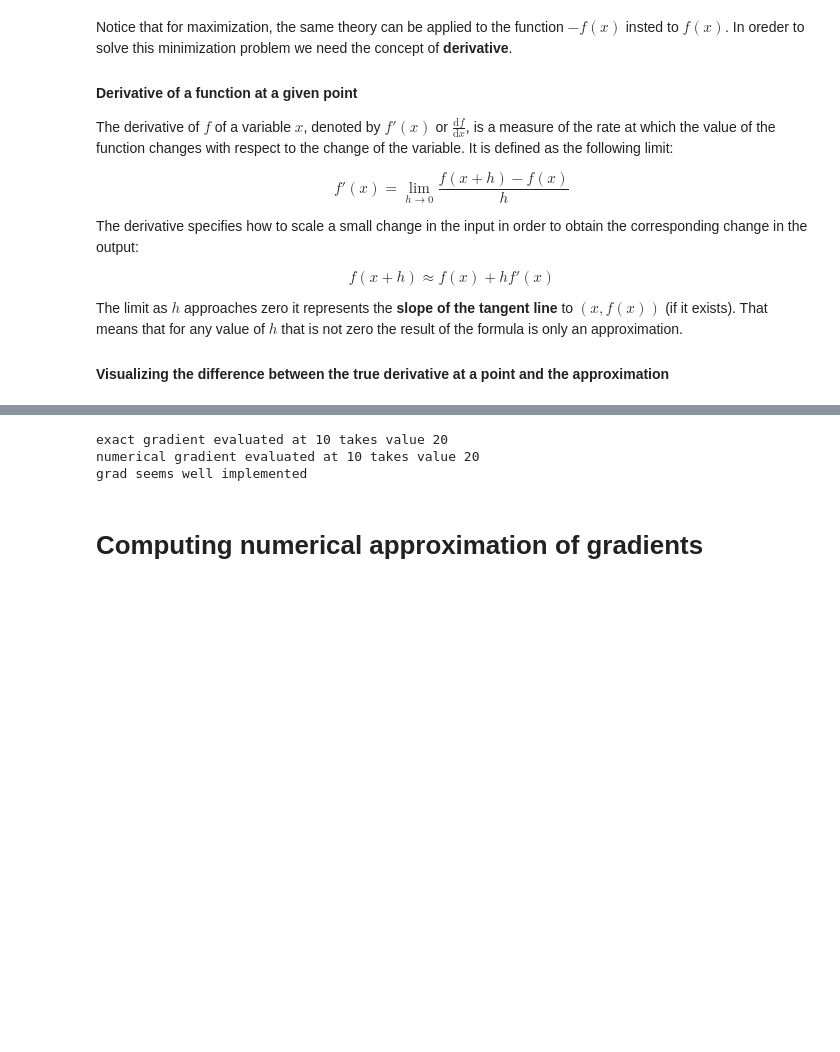
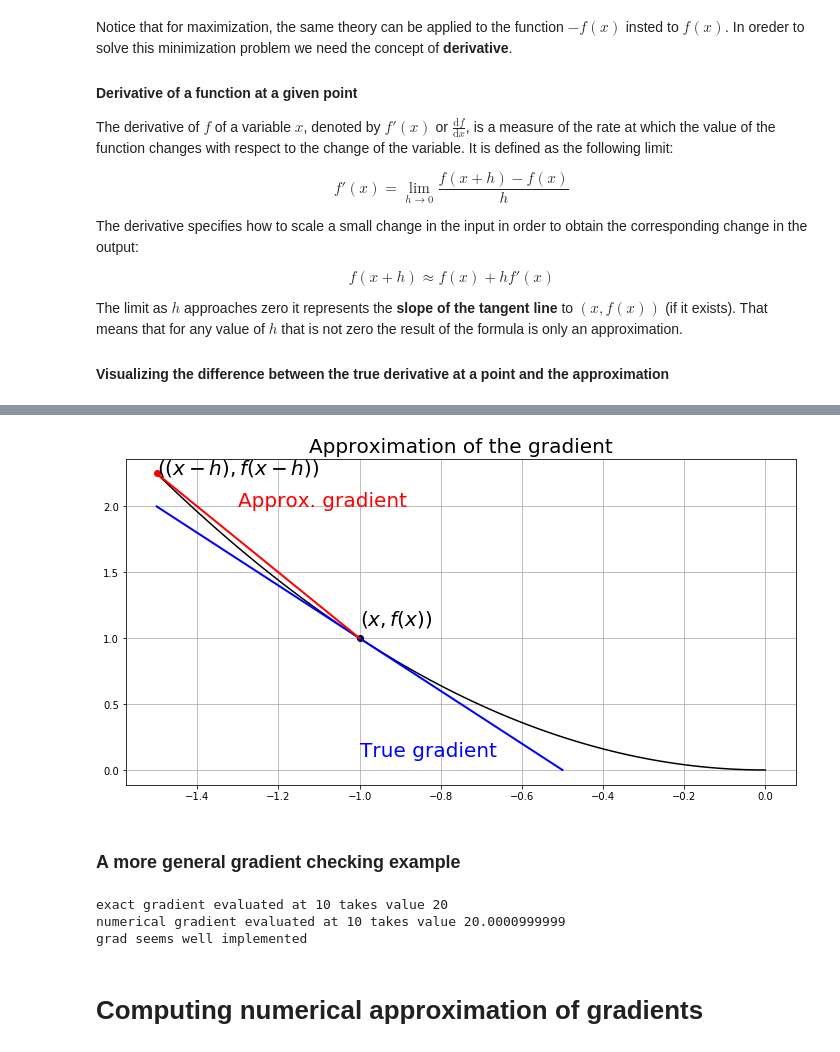
Before and after one commit to davidbp/lxmls-notebooks, a Jupyter notebook: day_0.ipynb, the cells around one changed output, grey strips where cells are left out. Drawn from its saved outputs; the diff is of its cells as text; code cells hidden in the pictures; blank space fills up the shorter version.

```diff
--- a/day_0.ipynb
+++ b/day_0.ipynb
@@ -98,3 +113,28 @@ print("{:3.4f}".format(fin_dif(x,f)))
+# %%
+# Now let's plot the approximate gradient too.
+
+def plot_approx_gradient():
+
+    plot_true_gradient()
+
+    # this is the point with which we approximate the gradient
+    h = 0.5
+    plt.plot([x - h],[func(x - h)],'ro')
+    plt.text(x - h, func(x - h), '$((x-h),f(x-h))$', size=20, color="k")
+
+#plt.plot([x - epsilon, x + epsilon],[func(x - epsilon), func(x + epsilon) - epsilon],'r-',lw=2)
+    plt.plot([x - h, x], [func(x - h), func(x)],'r-',lw=2)
+    #plt.plot([x - h, x], [func(x - h), func(x)],'r-',lw=2)
+
+    plt.text(-1.3, 2.0, 'Approx. gradient', size=20, color="r")
+    plt.title("Approximation of the gradient", size=20)
+
+plot_approx_gradient()
+plt.show()
+# %% [output]
+[figure, added]
+# %% [markdown]
+### A more general gradient checking example
 # %%
 def function(x):
     return x**2
@@ -102,7 +142,7 @@ def function(x):
 def grad(x):
     return 2*x
 
-def num_grad(function, x, h =0.0001):
+def num_grad(function, x, h = 0.0001):
     return (function(x + h) - function(x))/h
 
 def check_grad(grad, numerical_grad, epsilon=0.0001):
@@ -115,13 +155,13 @@ point = 10
 g = grad(point)
 print("exact gradient evaluated at {} takes value {}".format(point, g))
 
-# num_g = finite_difference(function, point)
-print("numerical gradient evaluated at {} takes value {}".format(point, g))
+num_g = num_grad(function, point)
+print("numerical gradient evaluated at {} takes value {}".format(point, num_g))
 
 check_grad(grad(point), num_grad(function, point))
 # %% [output]
 exact gradient evaluated at 10 takes value 20
-numerical gradient evaluated at 10 takes value 20
+numerical gradient evaluated at 10 takes value 20.0000999999
 grad seems well implemented
 # %% [markdown]
 # Computing numerical approximation of gradients
```
Also changed, not shown: parts of 10 cells of this notebook.
